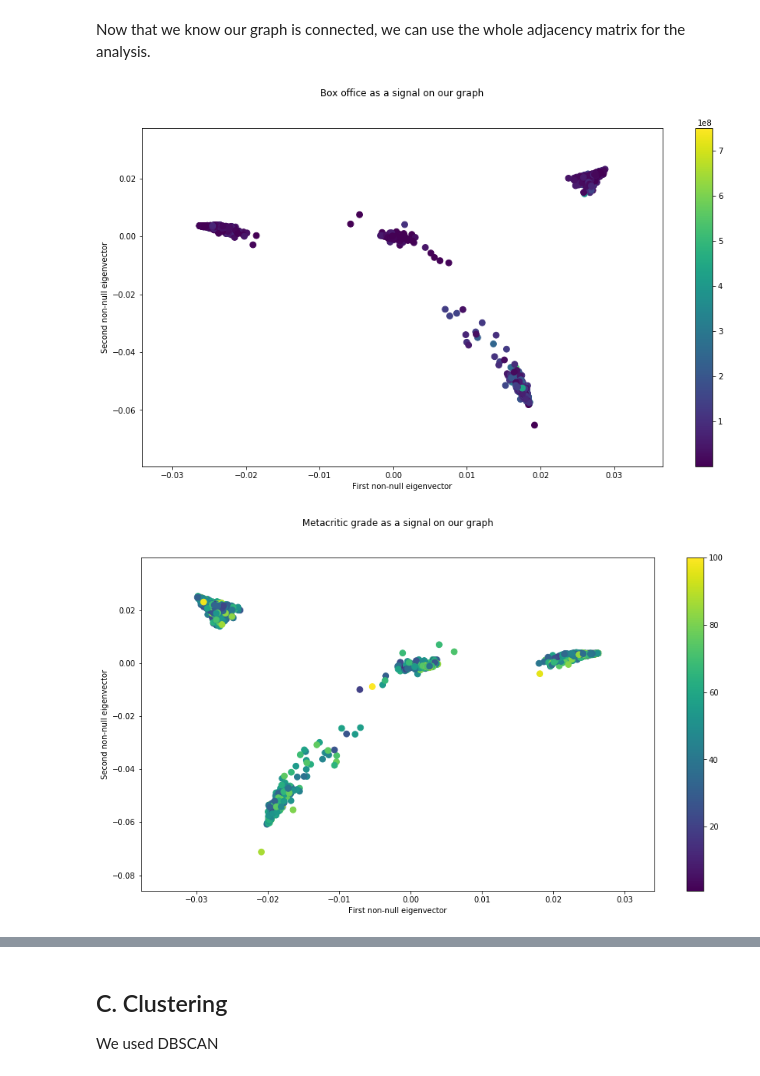
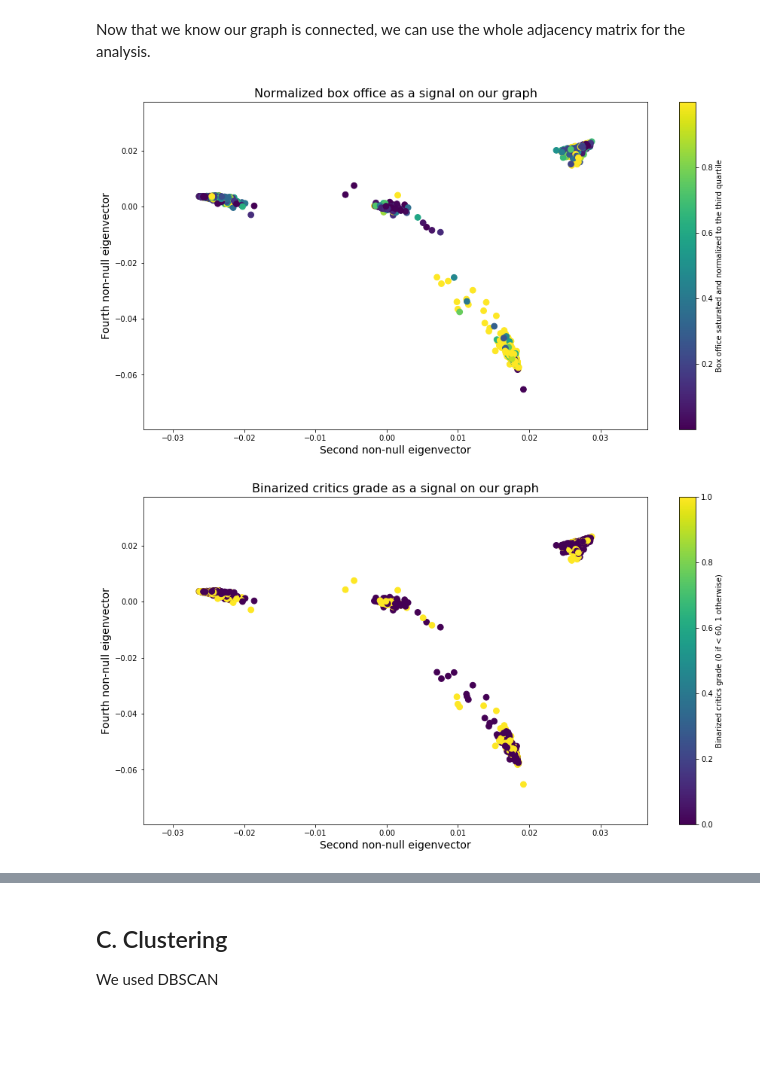
Before and after one commit to illorens/Project_NTDS, a Jupyter notebook: Analysis.ipynb, the cells around one changed output, grey strips where cells are left out. Drawn from its saved outputs; the diff is of its cells as text; code cells hidden in the pictures; blank space fills up the shorter version.

Commit message:
modified visualizations, added graphs, modified labels

```diff
--- a/Analysis.ipynb
+++ b/Analysis.ipynb
@@ -1460,8 +1445,8 @@ print('Sparsity of our network:', np.count_nonzero(other_sparse_adj==0)*100/(len
 # %% [output]
 Sparsity of our network: 79.54600803770145 %
 # %%
-other_sparse_adj = np.load('other_sparse_adj.npy')
-other_adjacency = np.load('other_adjacency.npy')
+sparse_adj = np.load('sparse_adj.npy')
+adjacency = np.load('adjacency.npy')
 # %% [markdown]
 # 5. Analysis
 # %% [markdown]
@@ -1475,0 +1470,5 @@ label_noms = final_df.Nominations.values.copy()
+# %%
+third_quart_box = final_df.BoxOffice.quantile(0.75)
+label_box2 = label_boxoffice.copy()
+label_box2[label_box2 > third_quart_box] = third_quart_box
+label_box2 = label_box2 / third_quart_box
@@ -1476,44 +1510,46 @@ label_noms = final_df.Nominations.values.copy()
 # %% [markdown]
 ## B. All features combined
 # %%
-G = nx.from_numpy_matrix(other_sparse_adj)
+G = nx.from_numpy_matrix(sparse_adj)
 print('Connectedness of our graph:', nx.is_connected(G))
 # %% [output]
 Connectedness of our graph: True
 # %% [markdown]
 Now that we know our graph is connected, we can use the whole adjacency matrix for the analysis.
 # %%
-degree_weighted = other_sparse_adj.sum(1)
+degree_weighted = sparse_adj.sum(1)
 D = np.diag(degree_weighted)
 
 D_norm = np.diag(np.sqrt(1./degree_weighted))
 D_norm[D_norm == np.inf] = 0
 
-laplacian = sprs.csgraph.laplacian(other_sparse_adj, normed=False)
+laplacian = sprs.csgraph.laplacian(sparse_adj, normed=False)
 
 e, U = sp.linalg.eigh(laplacian)
 coords = U[:,[2,4]]  # Laplacian eigenmaps
 # %%
 plt.figure(figsize = (15,8))
-nodes = nx.draw_networkx_nodes(G, coords, node_size=60, node_color=label_boxoffice)
+nodes = nx.draw_networkx_nodes(G, coords, node_size=60, node_color=label_box2)
 #nx.draw_networkx_edges(G, coords, alpha=0.1)
-plt.title("Box office as a signal on our graph", y=1.08)
-plt.xlabel("First non-null eigenvector")
-plt.ylabel("Second non-null eigenvector")
-plt.colorbar(nodes)
+plt.title("Normalized box office as a signal on our graph", size=16)
+plt.xlabel("Second non-null eigenvector", size=14)
+plt.ylabel("Fourth non-null eigenvector", size=14)
+plt.colorbar(nodes, label='Box office saturated and normalized to the third quartile')
+plt.savefig("Figures/graph_boxoffice.pdf", bbox_inches="tight")
 plt.show()
 # %% [output]
-[figure, old version]
+[figure, new version]
 # %%
 plt.figure(figsize = (15,8))
-nodes = nx.draw_networkx_nodes(G, coords, node_size=60, node_color=label_metacritic)
+nodes = nx.draw_networkx_nodes(G, coords, node_size=60, node_color=label_critics)
 #nx.draw_networkx_edges(G, coords, alpha=0.1)
-plt.title("Metacritic grade as a signal on our graph", y=1.08)
-plt.xlabel("First non-null eigenvector")
-plt.ylabel("Second non-null eigenvector")
-plt.colorbar(nodes)
+plt.title("Binarized critics grade as a signal on our graph", size=16)
+plt.xlabel("Second non-null eigenvector", size=14)
+plt.ylabel("Fourth non-null eigenvector", size=14)
+plt.colorbar(nodes, label='Binarized critics grade (0 if < 60, 1 otherwise)')
+plt.savefig("Figures/graph_metacritic.pdf", bbox_inches="tight")
 plt.show()
 # %% [output]
-[figure, old version]
+[figure, new version]
 # %%
 plt.figure(figsize = (15,8))
```
Also changed, not shown: parts of 25 cells of this notebook.
